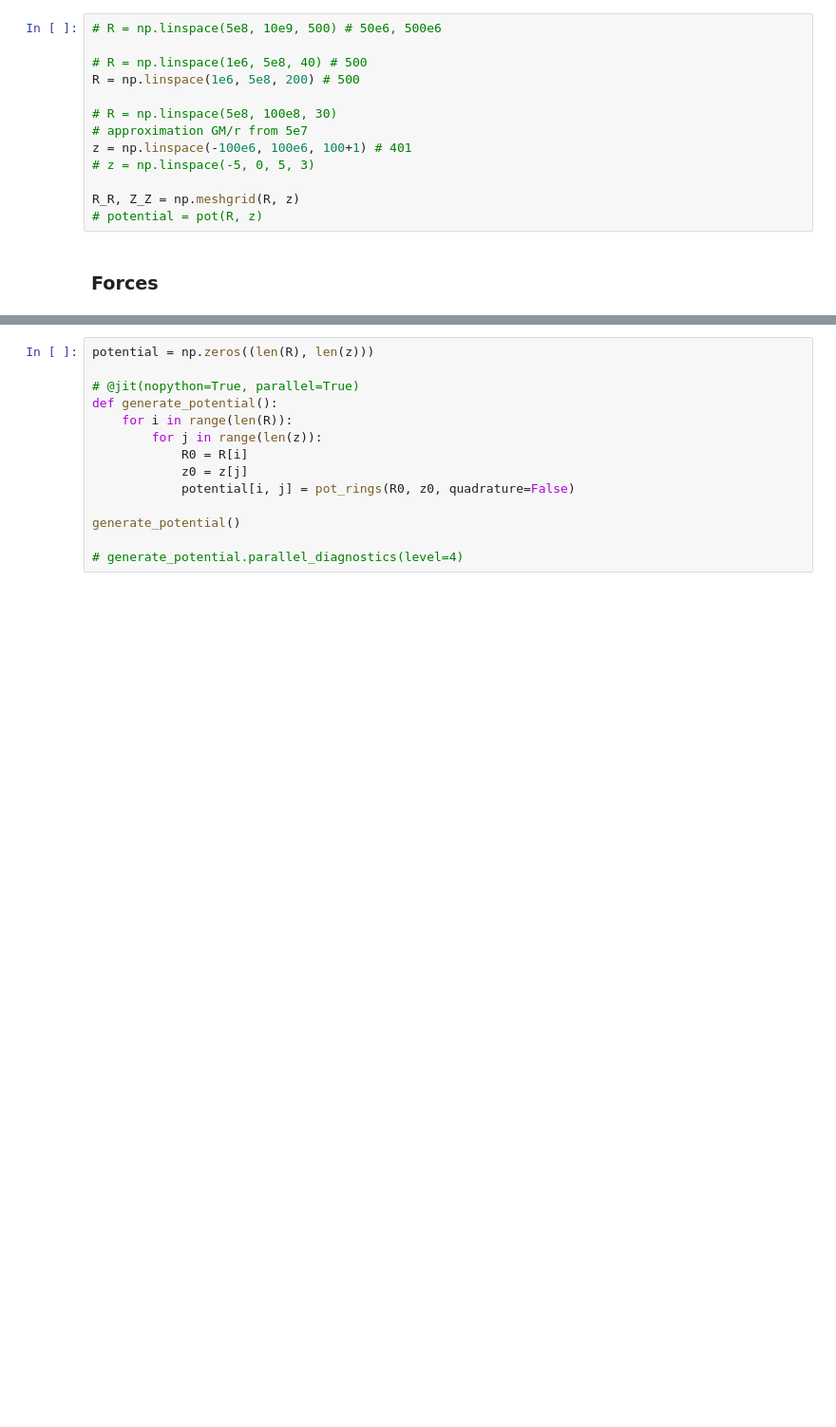
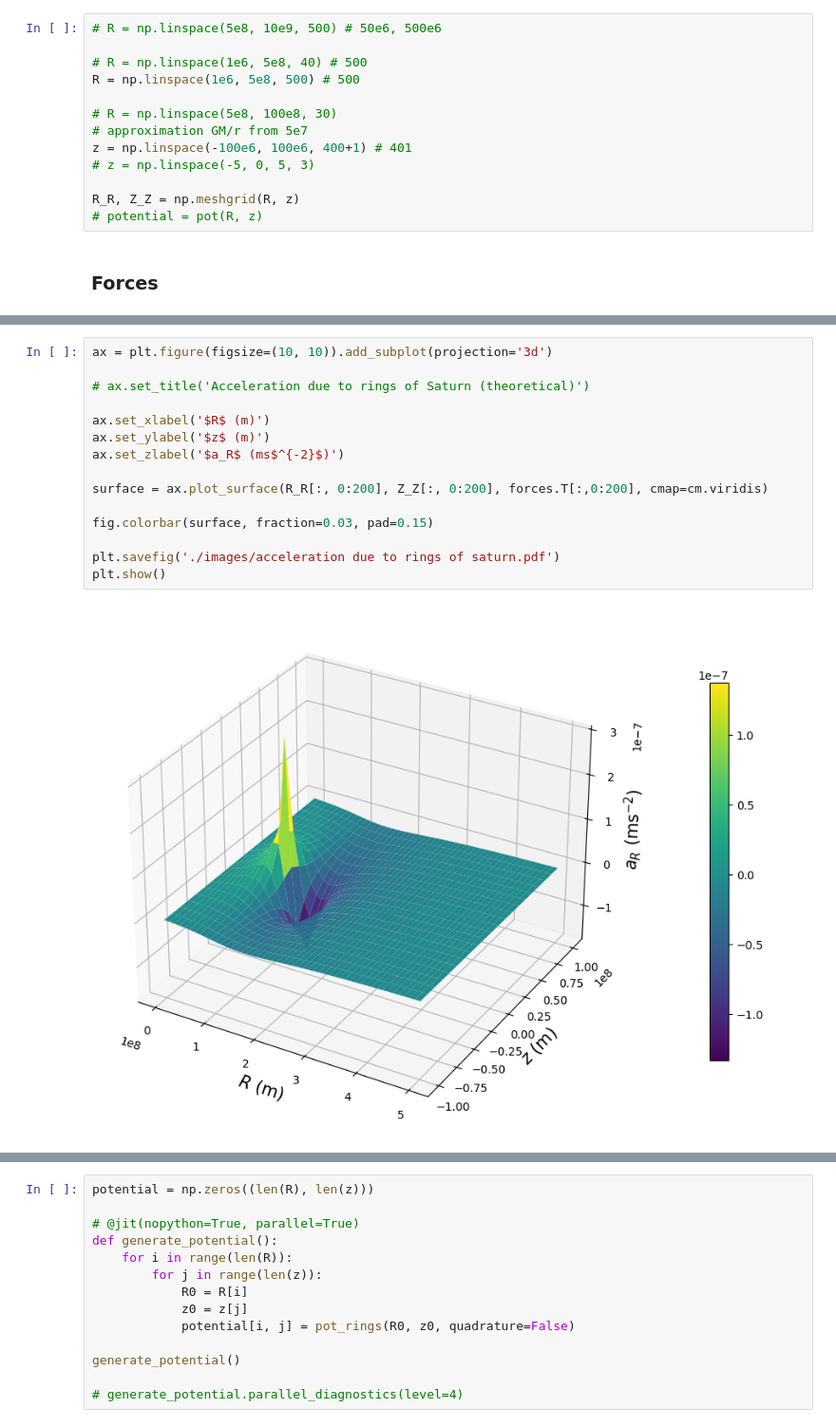
Before and after one commit to FlorisDr/SaturnMoonLibrary, a Jupyter notebook: ringpotential.ipynb, the cells around one changed output, grey strips where cells are left out. Shown at 95% size. Cells and saved outputs as stored; diff of their text form; blank space fills up the shorter version.

```diff
--- a/ringpotential.ipynb
+++ b/ringpotential.ipynb
@@ -393,11 +399,11 @@ matplotlib.rcParams.update(matplotlib.rcParamsDefault)
 # R = np.linspace(5e8, 10e9, 500) # 50e6, 500e6
 
 # R = np.linspace(1e6, 5e8, 40) # 500
-R = np.linspace(1e6, 5e8, 200) # 500
+R = np.linspace(1e6, 5e8, 500) # 500
 
 # R = np.linspace(5e8, 100e8, 30)
 # approximation GM/r from 5e7
-z = np.linspace(-100e6, 100e6, 100+1) # 401
+z = np.linspace(-100e6, 100e6, 400+1) # 401
 # z = np.linspace(-5, 0, 5, 3)
 
 R_R, Z_Z = np.meshgrid(R, z)
@@ -477,0 +473,17 @@ generate_forces()
+# %%
+ax = plt.figure(figsize=(10, 10)).add_subplot(projection='3d')
+
+# ax.set_title('Acceleration due to rings of Saturn (theoretical)')
+
+ax.set_xlabel('$R$ (m)')
+ax.set_ylabel('$z$ (m)')
+ax.set_zlabel('$a_R$ (ms$^{-2}$)')
+
+surface = ax.plot_surface(R_R[:, 0:200], Z_Z[:, 0:200], forces.T[:,0:200], cmap=cm.viridis)
+
+fig.colorbar(surface, fraction=0.03, pad=0.15)
+
+plt.savefig('./images/acceleration due to rings of saturn.pdf')
+plt.show()
+# %% [output]
+[figure, added]
```
Also changed, not shown: parts of 45 cells of this notebook.
